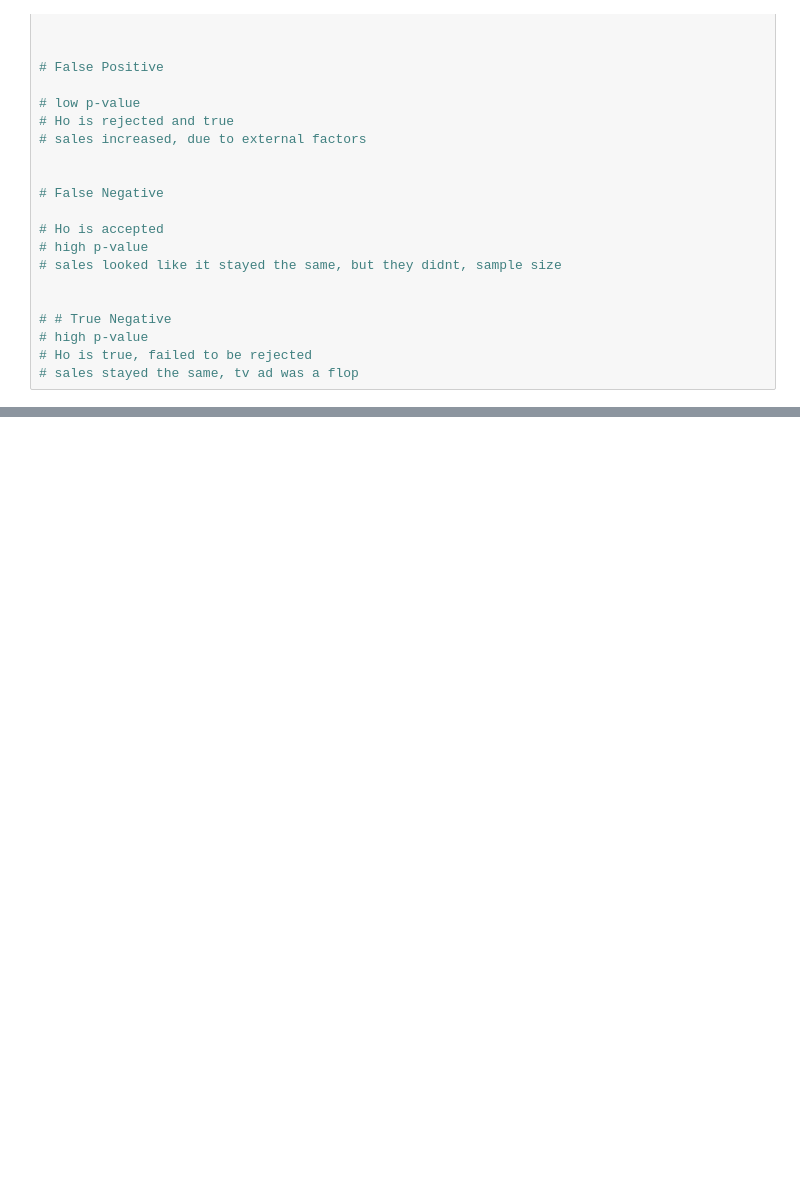
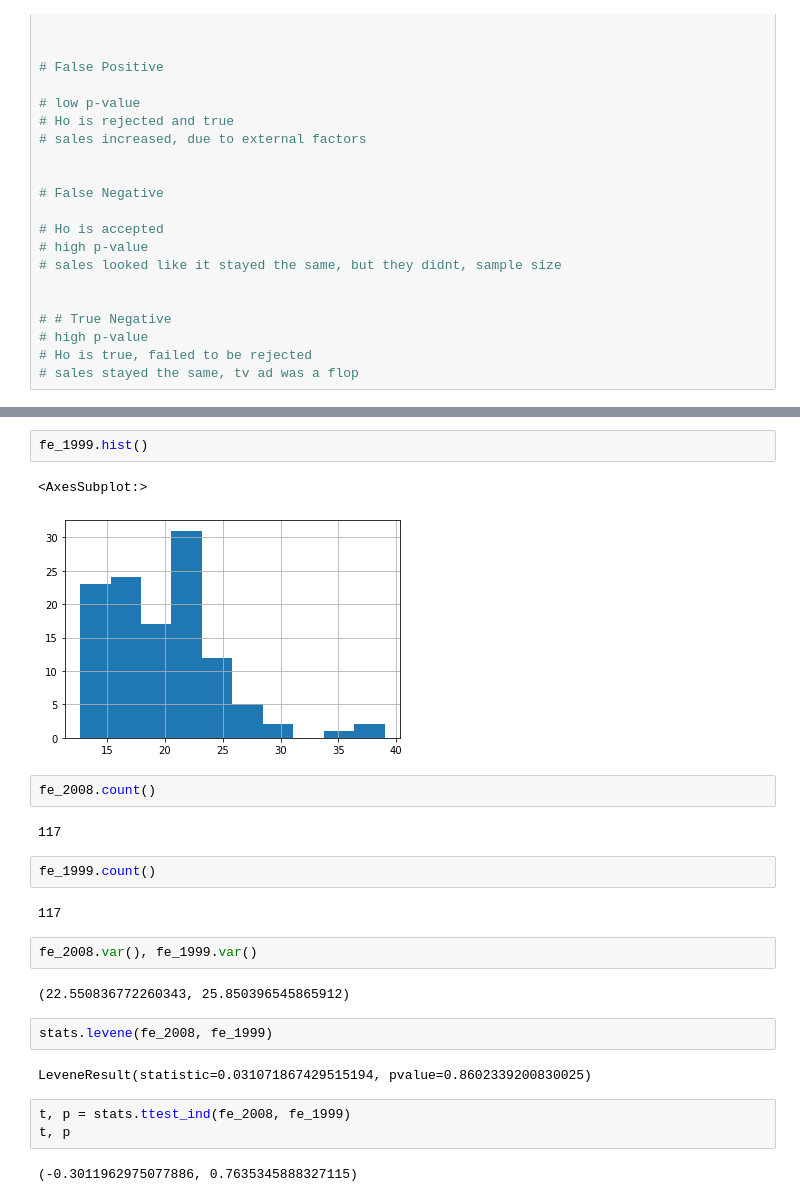
Before and after one commit to BManoff/statistics-exercises, a Jupyter notebook: hypothesis_testing.ipynb, the cells around one changed output, grey strips where cells are left out. Saved outputs shown, nothing was run; the diff lists cells and outputs as text; blank space fills up the shorter version.

```diff
--- a/hypothesis_testing.ipynb
+++ b/hypothesis_testing.ipynb
@@ -102,0 +192,26 @@
+# %%
+fe_1999.hist()
+# %% [output]
+<AxesSubplot:>
+[figure, added]
+# %%
+fe_2008.count()
+# %% [output]
+117
+# %%
+fe_1999.count()
+# %% [output]
+117
+# %%
+fe_2008.var(), fe_1999.var()
+# %% [output]
+(22.550836772260343, 25.850396545865912)
+# %%
+stats.levene(fe_2008, fe_1999)
+# %% [output]
+LeveneResult(statistic=0.031071867429515194, pvalue=0.8602339200830025)
+# %%
+t, p = stats.ttest_ind(fe_2008, fe_1999)
+t, p
+# %% [output]
+(-0.3011962975077886, 0.7635345888327115)
```
Also changed, not shown: parts of 45 cells of this notebook, 2 other files.
